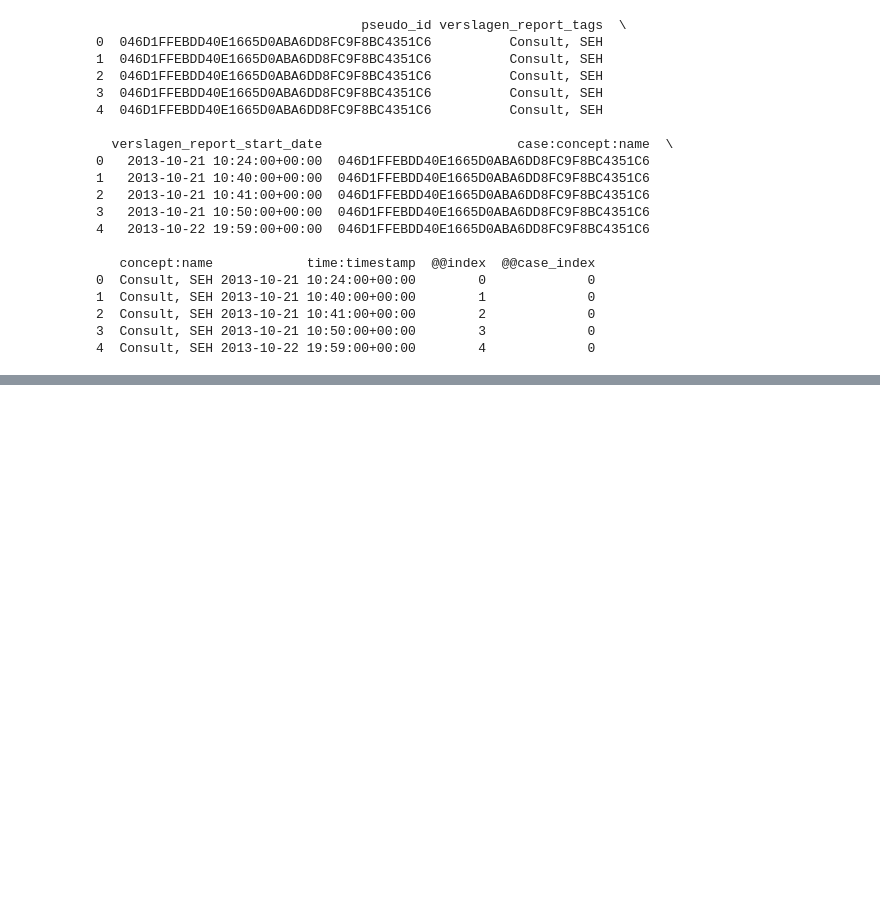
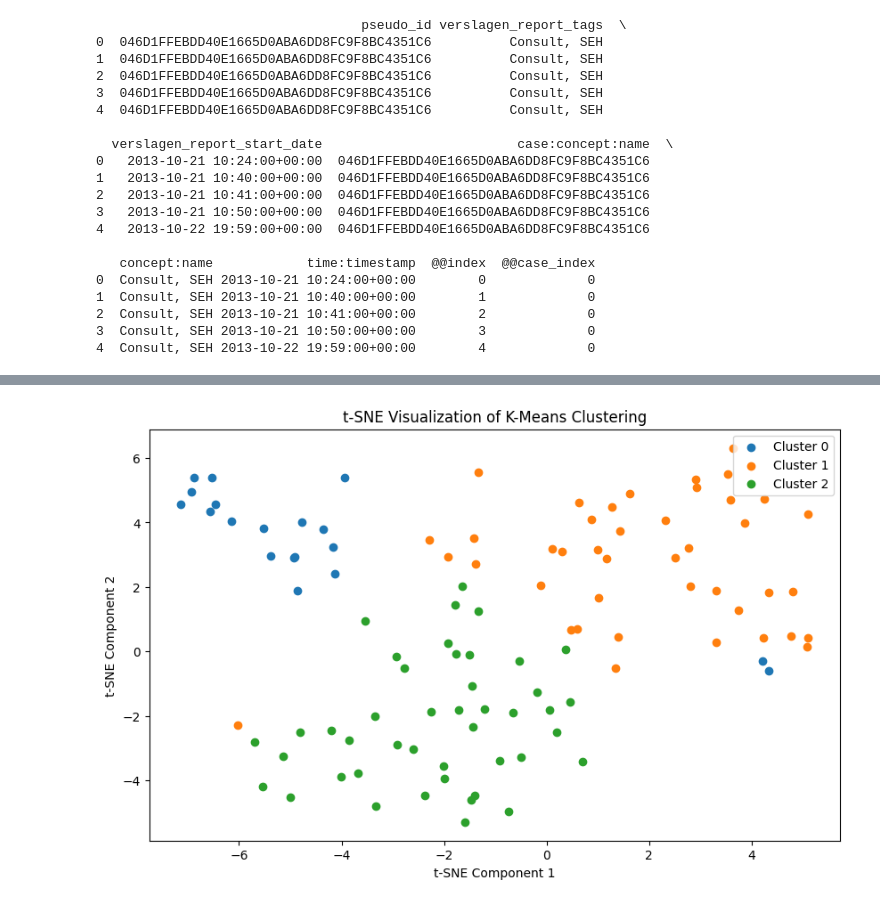
Before and after one commit to Yannique00/Master_Thesis, a Jupyter notebook: event logs pm.ipynb, the cells around one changed output, grey strips where cells are left out. Cells and saved outputs as stored; diff of their text form; code cells hidden in the pictures; blank space fills up the shorter version.

```diff
--- a/event logs pm.ipynb
+++ b/event logs pm.ipynb
@@ -106,0 +270,27 @@ ExecutableNotFound: failed to execute WindowsPath('dot'), make sure the Graphviz
+# %%
+import plotly.graph_objects as go
+from collections import Counter
+
+# Extract most common sequence per cluster
+cluster_sequences = feature_df.groupby("Cluster").sum().idxmax(axis=1)
+cluster_counts = Counter(cluster_sequences)
+
+# Sankey Diagram Data Preparation
+sources, targets = [], []
+for trace in cluster_sequences.values:
+    steps = trace.split("->")
+    for i in range(len(steps) - 1):
+        sources.append(steps[i])
+        targets.append(steps[i + 1])
+
+# Convert to indices
+all_nodes = list(set(sources + targets))
+source_indices = [all_nodes.index(s) for s in sources]
+target_indices = [all_nodes.index(t) for t in targets]
+
+# Sankey Diagram
+fig = go.Figure(go.Sankey(
+    node=dict(label=all_nodes),
+    link=dict(source=source_indices, target=target_indices, value=list(cluster_counts.values()))
+))
+fig.show()
@@ -106,0 +480,19 @@ ExecutableNotFound: failed to execute WindowsPath('dot'), make sure the Graphviz
+# %%
+from sklearn.manifold import TSNE
+
+# Reduce dimensions using t-SNE
+tsne = TSNE(n_components=2, perplexity=30, random_state=42)
+X_tsne = tsne.fit_transform(X.toarray())
+
+# Plot clusters
+plt.figure(figsize=(10, 6))
+for i in range(num_clusters):
+    plt.scatter(X_tsne[clusters == i, 0], X_tsne[clusters == i, 1], label=f'Cluster {i}')
+
+plt.xlabel('t-SNE Component 1')
+plt.ylabel('t-SNE Component 2')
+plt.title('t-SNE Visualization of K-Means Clustering')
+plt.legend()
+plt.show()
+# %% [output]
+[figure, added]
```
Also changed, not shown: parts of 19 cells of this notebook, 1 other file.
